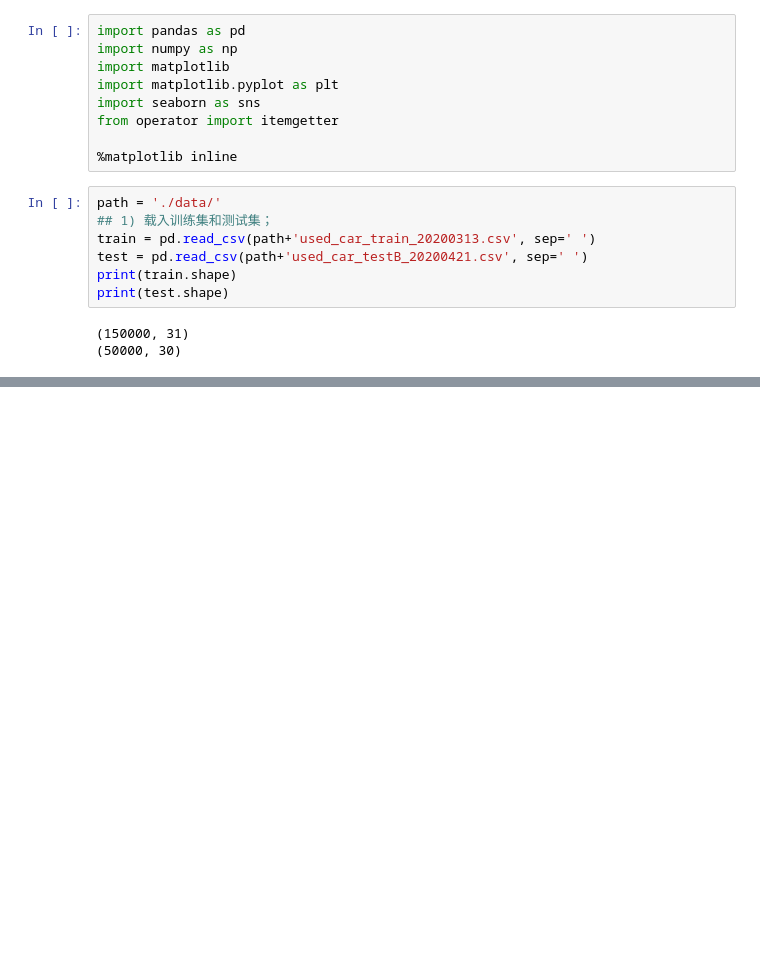
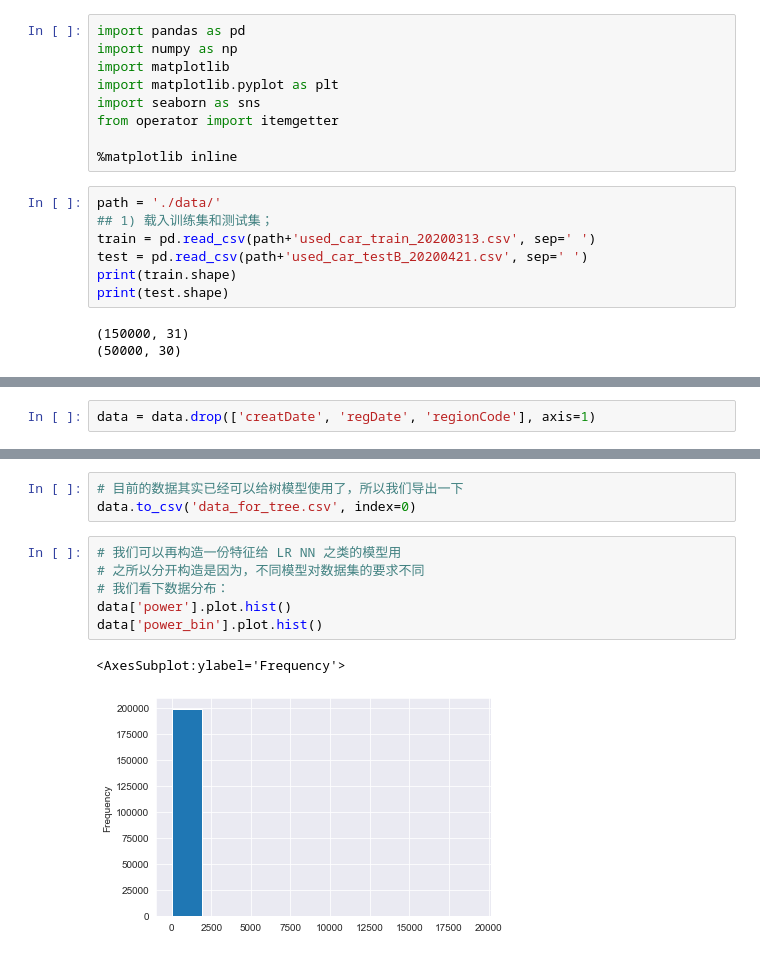
Before and after one commit to SihanWang-WHU/cars_deal_price_prediction, a Jupyter notebook: feature_analysis.ipynb, the cells around one changed output, grey strips where cells are left out. Drawn from its saved outputs; the diff is of its cells as text; blank space fills up the shorter version.

```diff
--- a/feature_analysis.ipynb
+++ b/feature_analysis.ipynb
@@ -61,0 +263,2 @@ print(test.shape)
+# %%
+data = data.drop(['creatDate', 'regDate', 'regionCode'], axis=1)
@@ -61,0 +290,12 @@ print(test.shape)
+# %%
+# 目前的数据其实已经可以给树模型使用了，所以我们导出一下
+data.to_csv('data_for_tree.csv', index=0)
+# %%
+# 我们可以再构造一份特征给 LR NN 之类的模型用
+# 之所以分开构造是因为，不同模型对数据集的要求不同
+# 我们看下数据分布：
+data['power'].plot.hist()
+data['power_bin'].plot.hist()
+# %% [output]
+<AxesSubplot:ylabel='Frequency'>
+[figure, added]
```
Also changed, not shown: parts of 26 cells of this notebook, 3 other files.
